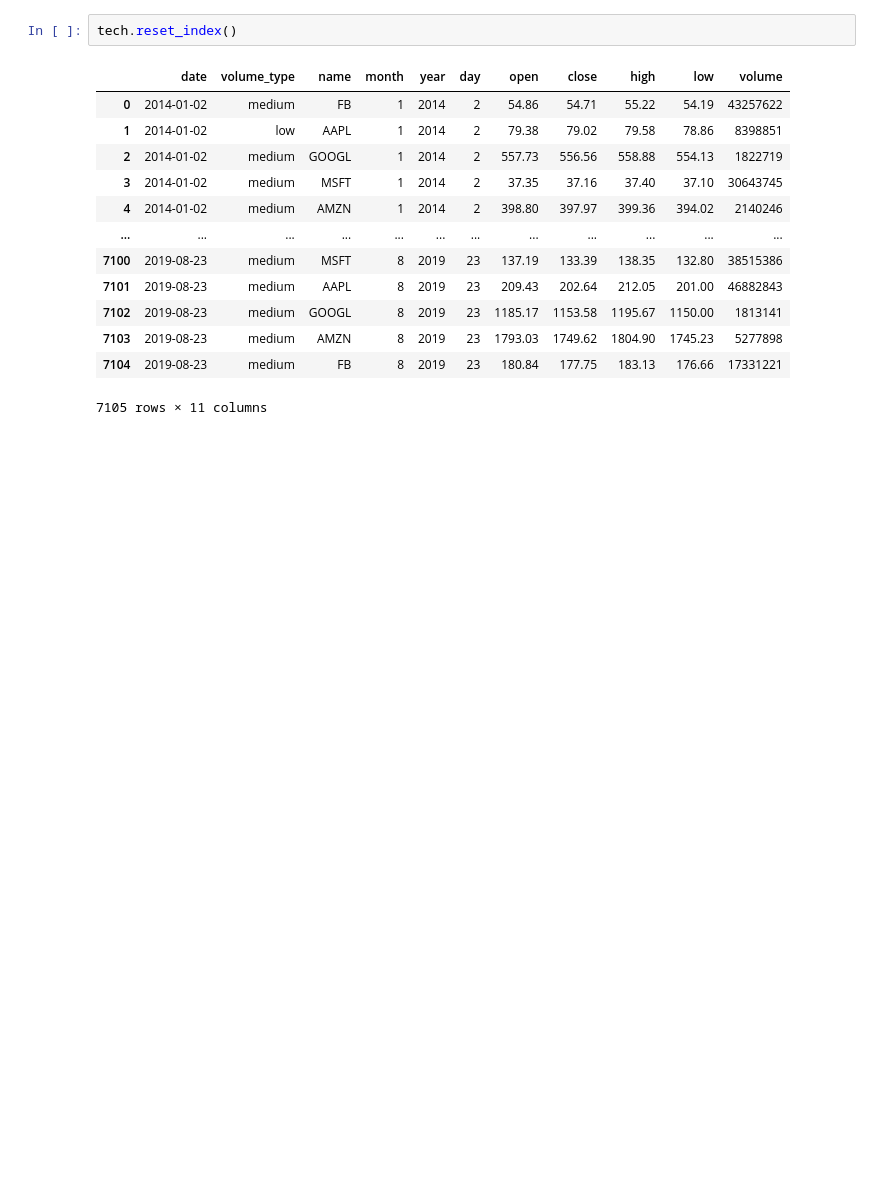
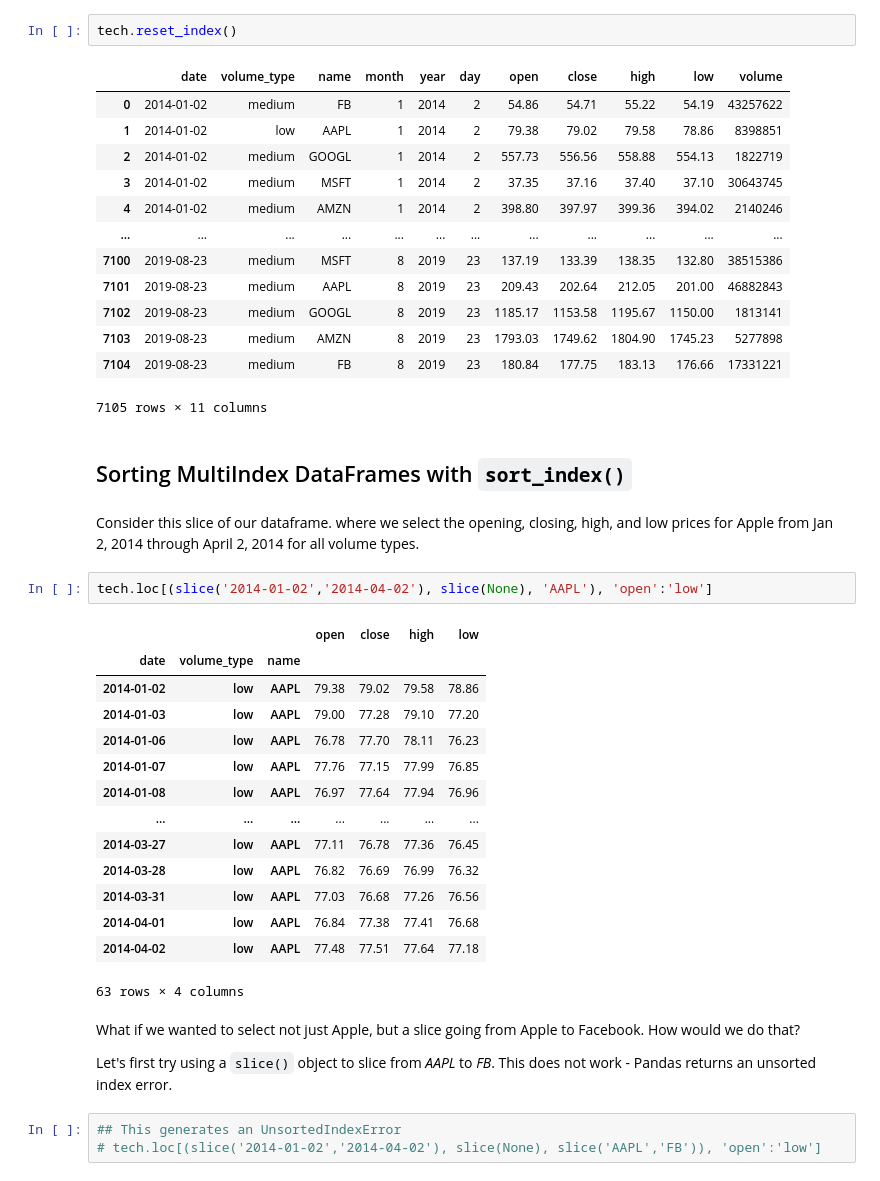
Before and after one commit to jgabunilas/pandas-bootcamp, a Jupyter notebook: Section7_Going_Multidimensional/Section7_Going_Multidimensional.ipynb, the cells around one changed output. Saved outputs shown, nothing was run; the diff lists cells and outputs as text; blank space fills up the shorter version.

```diff
--- a/Section7_Going_Multidimensional/Section7_Going_Multidimensional.ipynb
+++ b/Section7_Going_Multidimensional/Section7_Going_Multidimensional.ipynb
@@ -1199,3 +1199,31 @@ tech.reset_index()
 | 7103 | 2019-08-23 | medium | AMZN | 8 | 2019 | 23 | 1793.03 | 1749.62 | 1804.90 | 1745.23 | 5277898 |
 | 7104 | 2019-08-23 | medium | FB | 8 | 2019 | 23 | 180.84 | 177.75 | 183.13 | 176.66 | 17331221 |
 7105 rows × 11 columns
+# %% [markdown]
+## Sorting MultiIndex DataFrames with `sort_index()`
+# %% [markdown]
+Consider this slice of our dataframe. where we select the opening, closing, high, and low prices for Apple from Jan 2, 2014 through April 2, 2014 for all volume types.
+# %%
+tech.loc[(slice('2014-01-02','2014-04-02'), slice(None), 'AAPL'), 'open':'low']
+# %% [output]
+|  |  |  | open | close | high | low |
+| date | volume_type | name |  |  |  |  |
+| 2014-01-02 | low | AAPL | 79.38 | 79.02 | 79.58 | 78.86 |
+| 2014-01-03 | low | AAPL | 79.00 | 77.28 | 79.10 | 77.20 |
+| 2014-01-06 | low | AAPL | 76.78 | 77.70 | 78.11 | 76.23 |
+| 2014-01-07 | low | AAPL | 77.76 | 77.15 | 77.99 | 76.85 |
+| 2014-01-08 | low | AAPL | 76.97 | 77.64 | 77.94 | 76.96 |
+| ... | ... | ... | ... | ... | ... | ... |
+| 2014-03-27 | low | AAPL | 77.11 | 76.78 | 77.36 | 76.45 |
+| 2014-03-28 | low | AAPL | 76.82 | 76.69 | 76.99 | 76.32 |
+| 2014-03-31 | low | AAPL | 77.03 | 76.68 | 77.26 | 76.56 |
+| 2014-04-01 | low | AAPL | 76.84 | 77.38 | 77.41 | 76.68 |
+| 2014-04-02 | low | AAPL | 77.48 | 77.51 | 77.64 | 77.18 |
+63 rows × 4 columns
+# %% [markdown]
+What if we wanted to select not just Apple, but a slice going from Apple to Facebook. How would we do that?
+
+Let's first try using a `slice()` object to slice from *AAPL* to *FB*. This does not work - Pandas returns an unsorted index error.
+# %%
+## This generates an UnsortedIndexError
+# tech.loc[(slice('2014-01-02','2014-04-02'), slice(None), slice('AAPL','FB')), 'open':'low']
```
Also changed, not shown: parts of 13 cells of this notebook.
